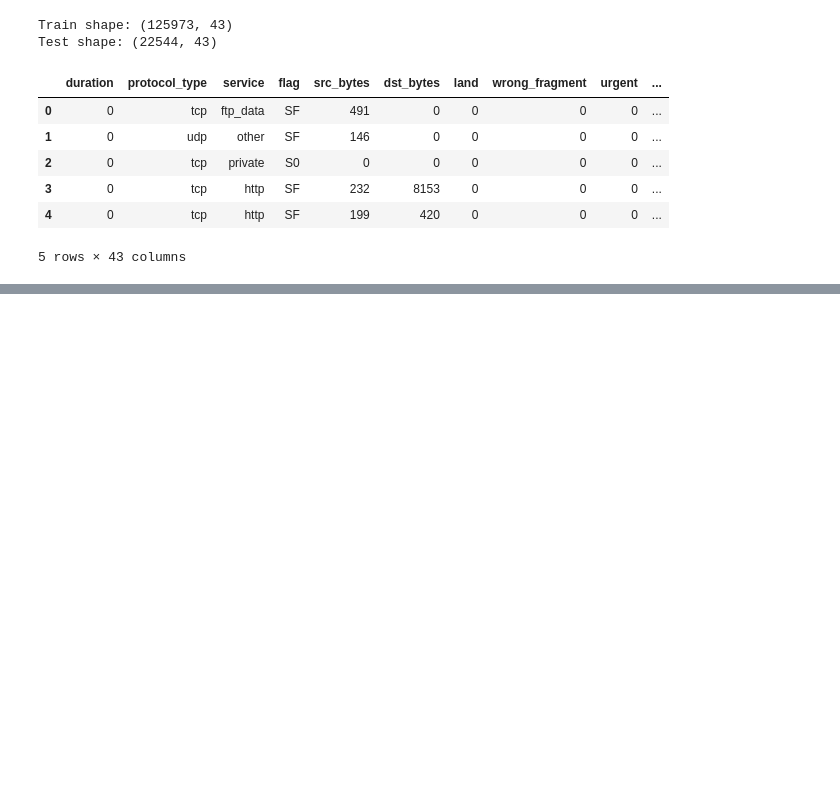
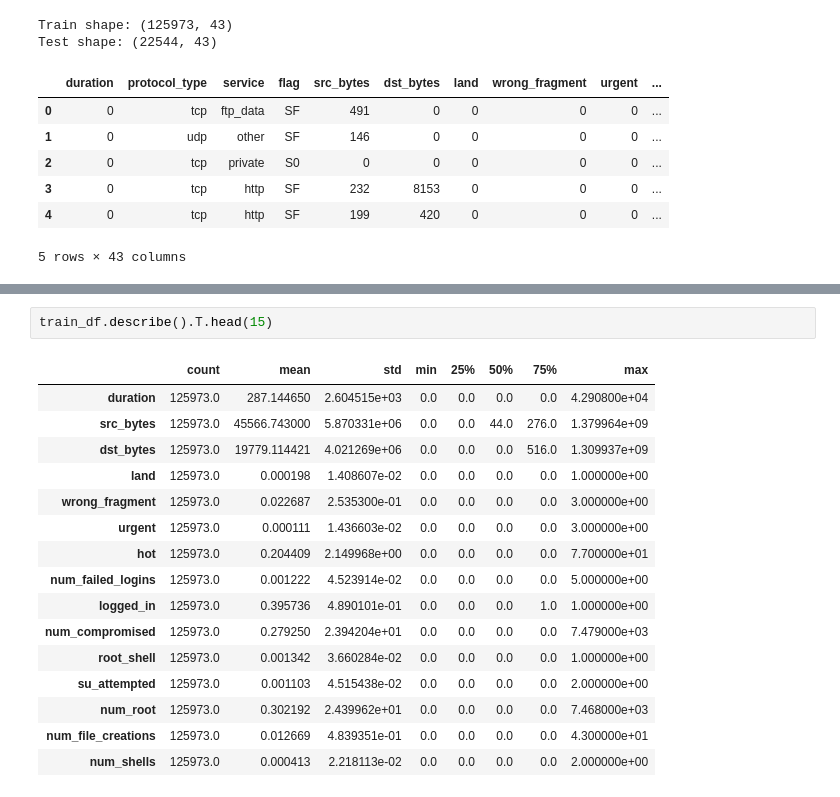
Before and after one commit to Mad03633/NetGuard, a Jupyter notebook: notebook/main.ipynb, the cells around one changed output, grey strips where cells are left out. Cells and saved outputs as stored; diff of their text form; blank space fills up the shorter version.

```diff
--- a/notebook/main.ipynb
+++ b/notebook/main.ipynb
@@ -56,0 +155,19 @@ Test shape: (22544, 43)
+# %%
+train_df.describe().T.head(15)
+# %% [output]
+|  | count | mean | std | min | 25% | 50% | 75% | max |
+| duration | 125973.0 | 287.144650 | 2.604515e+03 | 0.0 | 0.0 | 0.0 | 0.0 | 4.290800e+04 |
+| src_bytes | 125973.0 | 45566.743000 | 5.870331e+06 | 0.0 | 0.0 | 44.0 | 276.0 | 1.379964e+09 |
+| dst_bytes | 125973.0 | 19779.114421 | 4.021269e+06 | 0.0 | 0.0 | 0.0 | 516.0 | 1.309937e+09 |
+| land | 125973.0 | 0.000198 | 1.408607e-02 | 0.0 | 0.0 | 0.0 | 0.0 | 1.000000e+00 |
+| wrong_fragment | 125973.0 | 0.022687 | 2.535300e-01 | 0.0 | 0.0 | 0.0 | 0.0 | 3.000000e+00 |
+| urgent | 125973.0 | 0.000111 | 1.436603e-02 | 0.0 | 0.0 | 0.0 | 0.0 | 3.000000e+00 |
+| hot | 125973.0 | 0.204409 | 2.149968e+00 | 0.0 | 0.0 | 0.0 | 0.0 | 7.700000e+01 |
+| num_failed_logins | 125973.0 | 0.001222 | 4.523914e-02 | 0.0 | 0.0 | 0.0 | 0.0 | 5.000000e+00 |
+| logged_in | 125973.0 | 0.395736 | 4.890101e-01 | 0.0 | 0.0 | 0.0 | 1.0 | 1.000000e+00 |
+| num_compromised | 125973.0 | 0.279250 | 2.394204e+01 | 0.0 | 0.0 | 0.0 | 0.0 | 7.479000e+03 |
+| root_shell | 125973.0 | 0.001342 | 3.660284e-02 | 0.0 | 0.0 | 0.0 | 0.0 | 1.000000e+00 |
+| su_attempted | 125973.0 | 0.001103 | 4.515438e-02 | 0.0 | 0.0 | 0.0 | 0.0 | 2.000000e+00 |
+| num_root | 125973.0 | 0.302192 | 2.439962e+01 | 0.0 | 0.0 | 0.0 | 0.0 | 7.468000e+03 |
+| num_file_creations | 125973.0 | 0.012669 | 4.839351e-01 | 0.0 | 0.0 | 0.0 | 0.0 | 4.300000e+01 |
+| num_shells | 125973.0 | 0.000413 | 2.218113e-02 | 0.0 | 0.0 | 0.0 | 0.0 | 2.000000e+00 |
```
Also changed, not shown: parts of 7 cells of this notebook, 3 other files.
